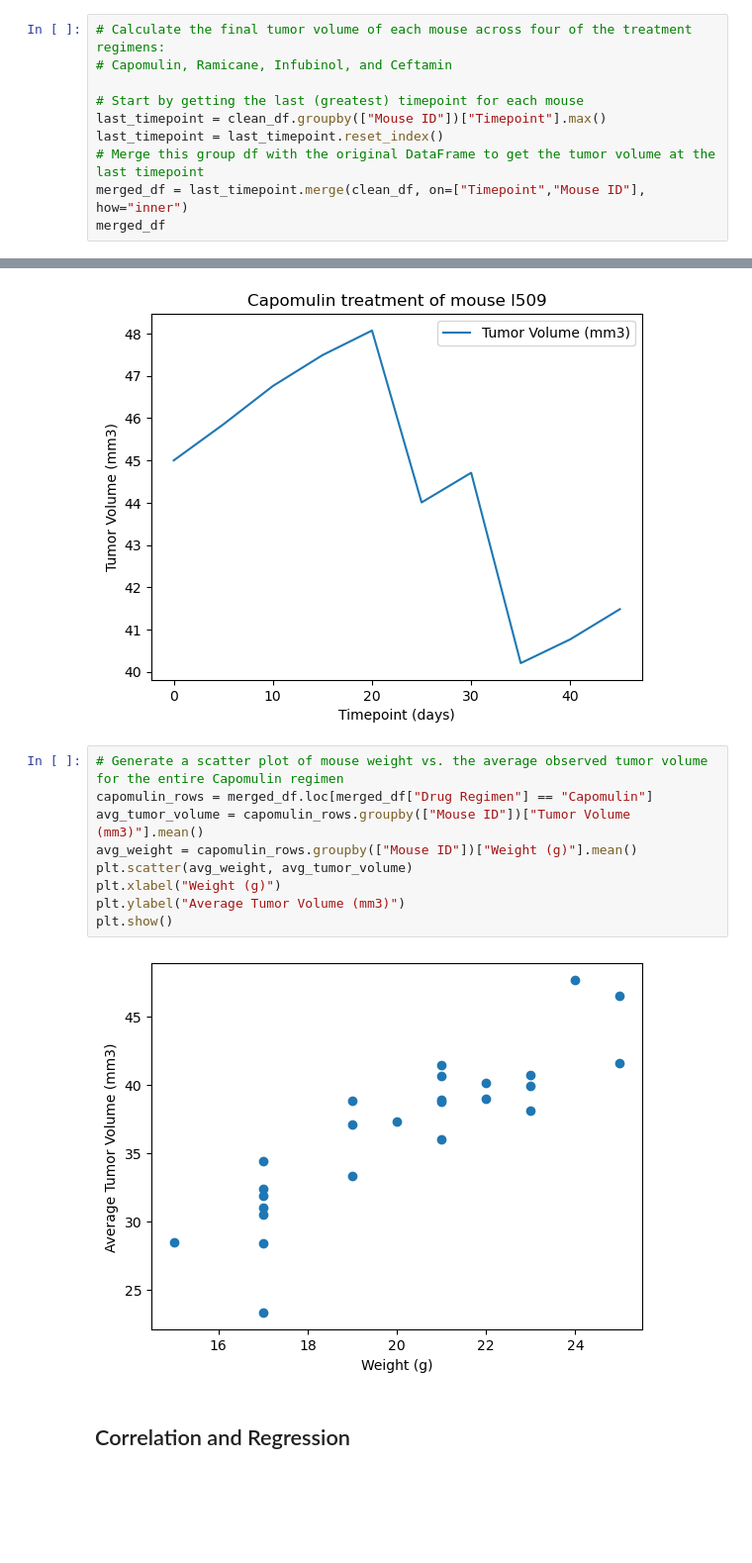
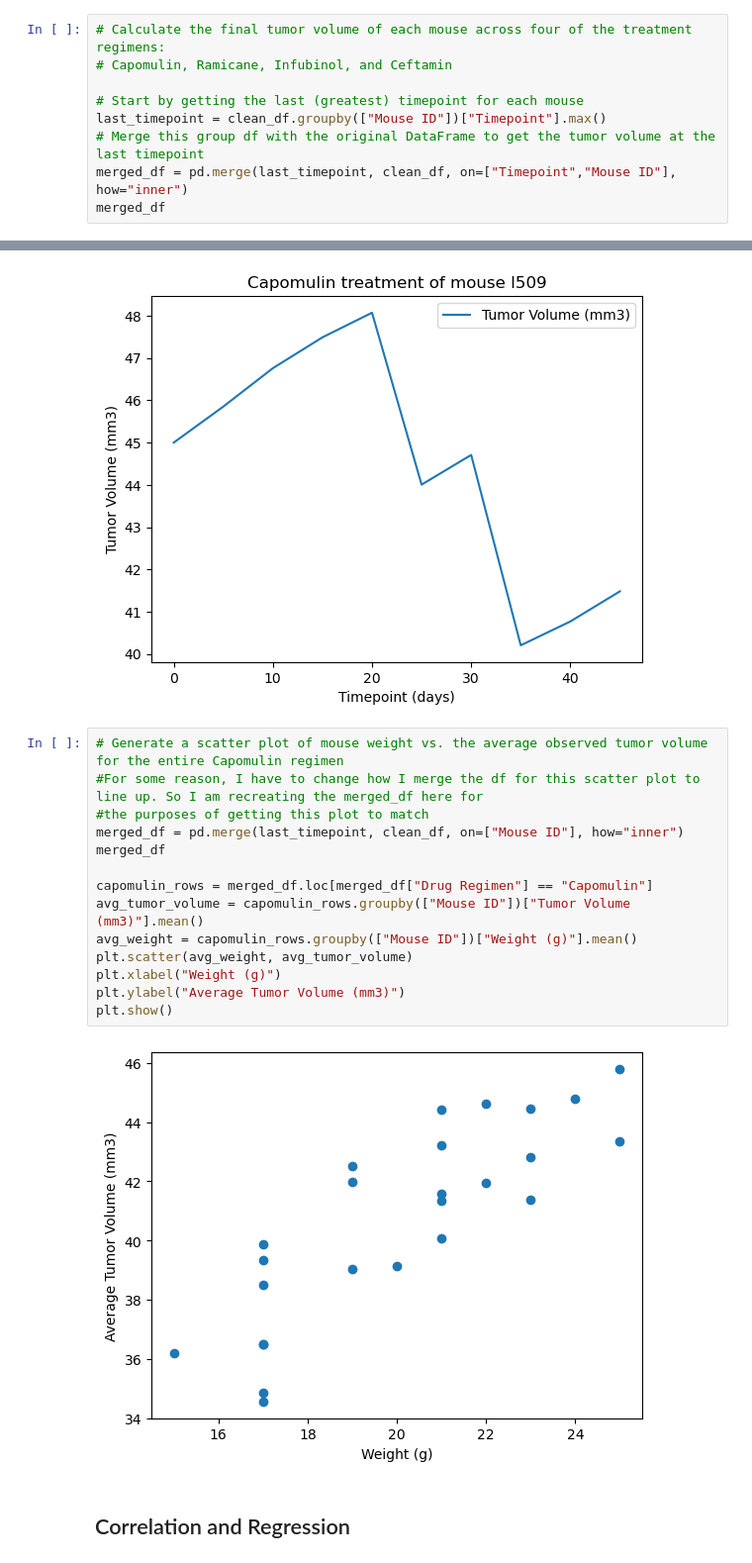
Before and after one commit to christian-a-smith/module-5-challenge, a Jupyter notebook: Starter_Code/Pymaceuticals/Christian-Smith-code.ipynb, the cells around one changed output, grey strips where cells are left out. Shown: that part at 99% size. Drawn from its saved outputs; the diff is of its cells as text; blank space fills up the shorter version.

```diff
--- a/Starter_Code/Pymaceuticals/Christian-Smith-code.ipynb
+++ b/Starter_Code/Pymaceuticals/Christian-Smith-code.ipynb
@@ -175,8 +175,7 @@ Text(0, 0.5, 'Sex')
 
 # Start by getting the last (greatest) timepoint for each mouse
 last_timepoint = clean_df.groupby(["Mouse ID"])["Timepoint"].max()
-last_timepoint = last_timepoint.reset_index()
 # Merge this group df with the original DataFrame to get the tumor volume at the last timepoint
-merged_df = last_timepoint.merge(clean_df, on=["Timepoint","Mouse ID"], how="inner")
+merged_df = pd.merge(last_timepoint, clean_df, on=["Timepoint","Mouse ID"], how="inner")
 merged_df
 # %% [output]
@@ -245,15 +244,20 @@ plt.show()
 [figure]
 # %%
 # Generate a scatter plot of mouse weight vs. the average observed tumor volume for the entire Capomulin regimen
+#For some reason, I have to change how I merge the df for this scatter plot to line up. So I am recreating the merged_df here for
+#the purposes of getting this plot to match
+merged_df = pd.merge(last_timepoint, clean_df, on=["Mouse ID"], how="inner")
+merged_df
+
 capomulin_rows = merged_df.loc[merged_df["Drug Regimen"] == "Capomulin"]
 avg_tumor_volume = capomulin_rows.groupby(["Mouse ID"])["Tumor Volume (mm3)"].mean()
 avg_weight = capomulin_rows.groupby(["Mouse ID"])["Weight (g)"].mean()
 plt.scatter(avg_weight, avg_tumor_volume)
 plt.xlabel("Weight (g)")
 plt.ylabel("Average Tumor Volume (mm3)")
 plt.show()
 # %% [output]
-[figure, old version]
+[figure, new version]
 # %% [markdown]
 ## Correlation and Regression
 # %%
```
Also changed, not shown: parts of 3 cells of this notebook, 3 other files.
